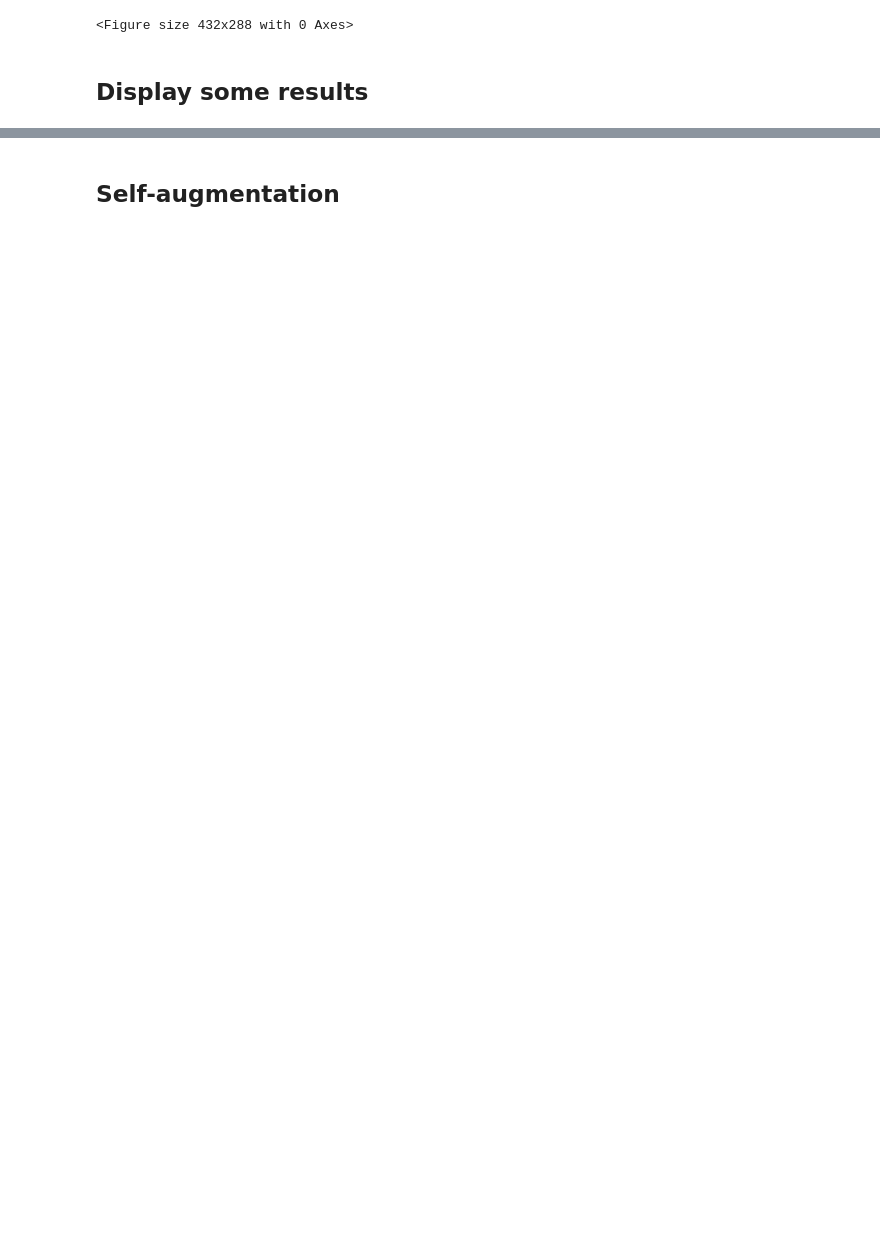
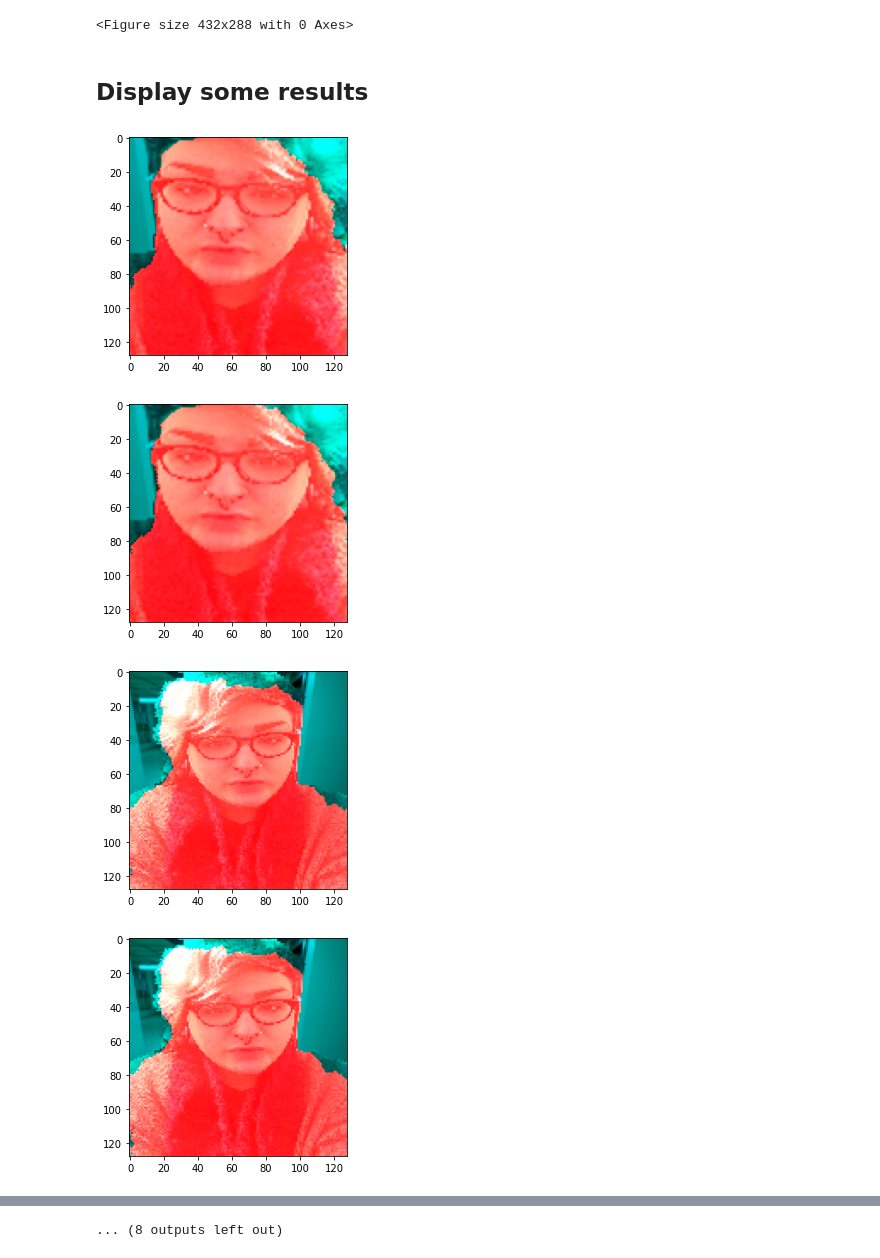
Before and after one commit to annkamsk/ASD-problems, a Jupyter notebook: Ass2.ipynb, the cells around one changed output, grey strips where cells are left out. Cells and saved outputs as stored; diff of their text form; code cells hidden in the pictures; blank space fills up the shorter version.

```diff
--- a/Ass2.ipynb
+++ b/Ass2.ipynb
@@ -338,17 +339,52 @@ plt.savefig('/content/drive/My Drive/MIM/dl_lab/ass2/batch.png')
 # %%
 net = UNet(num_classes=2, depth=Params.unet_depth, wf=Params.wf)
 net.cuda()
 net.load_state_dict(torch.load(best_model_path))
 test = iter(testloader)
-for i in range(10):
+
+def entropy(output):
+  output = torch.sigmoid(output).data.cpu().numpy()
+  # binary entropy function
+  output = output * np.log2(output) + (1 - output) * np.log2(1 - output)
+  return output.sum()
+
+def count_false(output, mask):
+  """
+    output=1, mask=1 -> diff=0
+    output=1, mask=0 -> diff=1 - false posit
+    output=0, mask=1 -> diff=-1 - false negat
+    output=0, mask=0 -> diff=0
+  """
+  diff = output.cpu() - mask
+  on = torch.ones(diff.shape)
+  return (diff == on).sum().item(), (diff == -on).sum().item()
+
+def count_true(output, mask):
+  diff = output.cpu() + mask
+  tw = torch.ones(diff.shape) * 2
+  return (diff == tw).sum().item(), (diff == tw - 2).sum().item()
+
+N = 10
+iters = [i for i in range(N)]
+entropies = []
+false = []
+true = []
+
+for i in range(N):
   images, targets = test.next()
   img = Variable(np.transpose(images.float(), (0,3,1,2))).cuda()
   output = net(img)
-  plt.imshow(images[0])
-  plt.show()
+  entropies.append(entropy(output))
 
+  _, predicted = torch.max(output.data, dim=1)
+  false.append(count_false(predicted, targets))
+  true.append(count_true(predicted, targets))
   mask = torch.sigmoid(output[0, 0]).data.cpu().numpy()
   mask = binary_opening(mask <= 0.5, disk(2))
   mask = torch.from_numpy(np.array(mask).astype(np.int8))
-
   imshow(images[0], mask)
+# %% [output]
+[figure, added]
+[figure, added]
+[figure, added]
+[figure, added]
@@ -355,2 +399 @@ for i in range(10):
+... (8 outputs left out)
-# %% [markdown]
-## Self-augmentation
```
Also changed, not shown: parts of 6 cells of this notebook.
